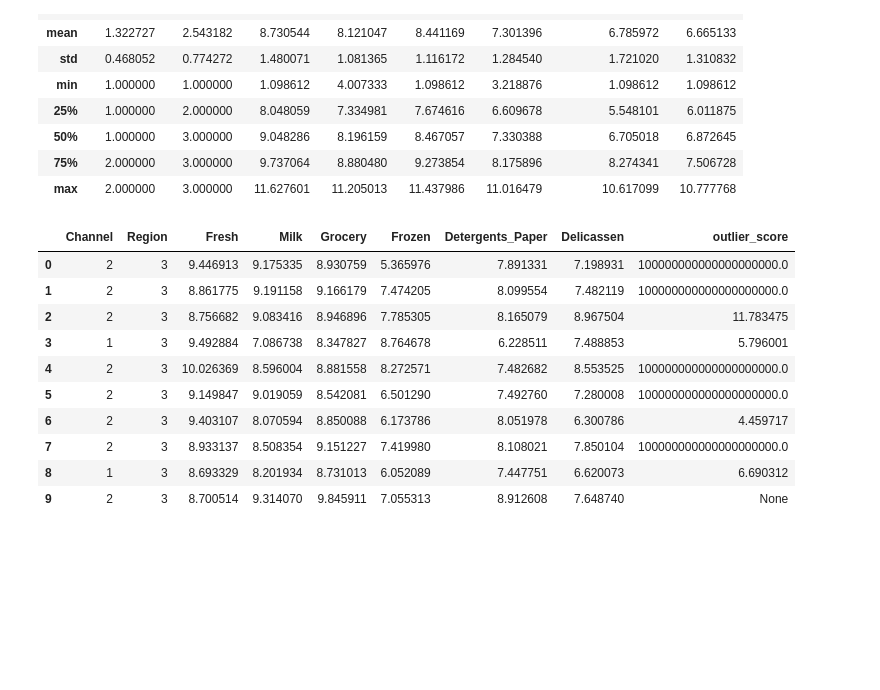
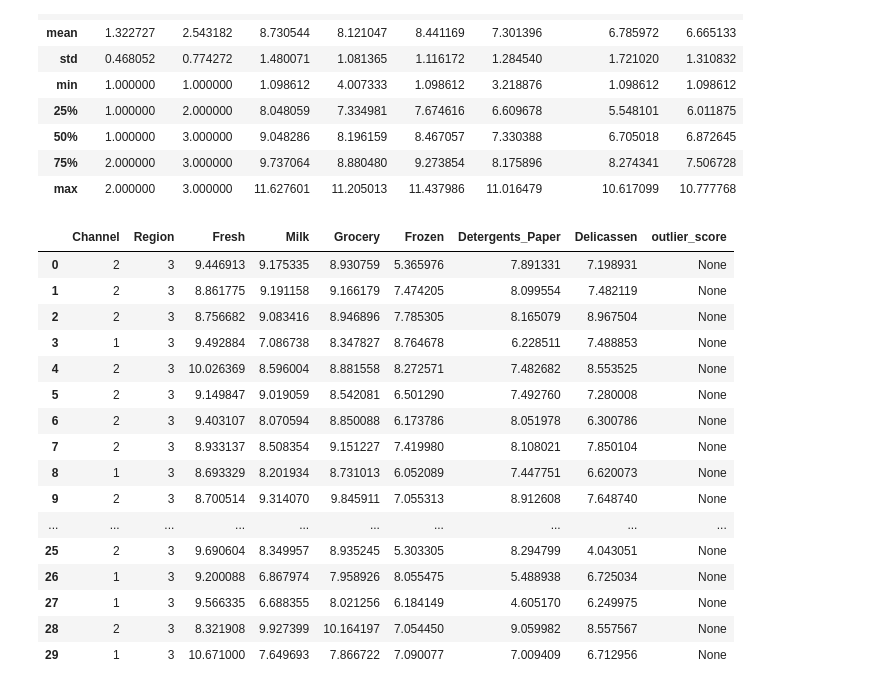
Before and after one commit to mertyaylacigit/ML-for-Data-Science, a Jupyter notebook: Part 1/Lab ML for Data Science - Part I.ipynb, the cells around one changed output. Drawn from its saved outputs; the diff is of its cells as text; code cells hidden in the pictures; blank space fills up the shorter version.

```diff
--- a/Part 1/Lab ML for Data Science - Part I.ipynb
+++ b/Part 1/Lab ML for Data Science - Part I.ipynb
@@ -313,18 +288,24 @@ data_log_anomaly.describe()
 | 75% | 2.000000 | 3.000000 | 9.737064 | 8.880480 | 9.273854 | 8.175896 | 8.274341 | 7.506728 |
 | max | 2.000000 | 3.000000 | 11.627601 | 11.205013 | 11.437986 | 11.016479 | 10.617099 | 10.777768 |
 # %%
-testdata = data_log_anomaly.iloc[:10,:]
+testdata = data_log_anomaly.iloc[:30,:].copy()
 testdata
 # %% [output]
 |  | Channel | Region | Fresh | Milk | Grocery | Frozen | Detergents_Paper | Delicassen | outlier_score |
-| 0 | 2 | 3 | 9.446913 | 9.175335 | 8.930759 | 5.365976 | 7.891331 | 7.198931 | 100000000000000000000.0 |
-| 1 | 2 | 3 | 8.861775 | 9.191158 | 9.166179 | 7.474205 | 8.099554 | 7.482119 | 100000000000000000000.0 |
-| 2 | 2 | 3 | 8.756682 | 9.083416 | 8.946896 | 7.785305 | 8.165079 | 8.967504 | 11.783475 |
-| 3 | 1 | 3 | 9.492884 | 7.086738 | 8.347827 | 8.764678 | 6.228511 | 7.488853 | 5.796001 |
-| 4 | 2 | 3 | 10.026369 | 8.596004 | 8.881558 | 8.272571 | 7.482682 | 8.553525 | 100000000000000000000.0 |
-| 5 | 2 | 3 | 9.149847 | 9.019059 | 8.542081 | 6.501290 | 7.492760 | 7.280008 | 100000000000000000000.0 |
-| 6 | 2 | 3 | 9.403107 | 8.070594 | 8.850088 | 6.173786 | 8.051978 | 6.300786 | 4.459717 |
-| 7 | 2 | 3 | 8.933137 | 8.508354 | 9.151227 | 7.419980 | 8.108021 | 7.850104 | 100000000000000000000.0 |
-| 8 | 1 | 3 | 8.693329 | 8.201934 | 8.731013 | 6.052089 | 7.447751 | 6.620073 | 6.690312 |
+| 0 | 2 | 3 | 9.446913 | 9.175335 | 8.930759 | 5.365976 | 7.891331 | 7.198931 | None |
+| 1 | 2 | 3 | 8.861775 | 9.191158 | 9.166179 | 7.474205 | 8.099554 | 7.482119 | None |
+| 2 | 2 | 3 | 8.756682 | 9.083416 | 8.946896 | 7.785305 | 8.165079 | 8.967504 | None |
+| 3 | 1 | 3 | 9.492884 | 7.086738 | 8.347827 | 8.764678 | 6.228511 | 7.488853 | None |
+| 4 | 2 | 3 | 10.026369 | 8.596004 | 8.881558 | 8.272571 | 7.482682 | 8.553525 | None |
+| 5 | 2 | 3 | 9.149847 | 9.019059 | 8.542081 | 6.501290 | 7.492760 | 7.280008 | None |
+| 6 | 2 | 3 | 9.403107 | 8.070594 | 8.850088 | 6.173786 | 8.051978 | 6.300786 | None |
+| 7 | 2 | 3 | 8.933137 | 8.508354 | 9.151227 | 7.419980 | 8.108021 | 7.850104 | None |
+| 8 | 1 | 3 | 8.693329 | 8.201934 | 8.731013 | 6.052089 | 7.447751 | 6.620073 | None |
 | 9 | 2 | 3 | 8.700514 | 9.314070 | 9.845911 | 7.055313 | 8.912608 | 7.648740 | None |
+| ... | ... | ... | ... | ... | ... | ... | ... | ... | ... |
+| 25 | 2 | 3 | 9.690604 | 8.349957 | 8.935245 | 5.303305 | 8.294799 | 4.043051 | None |
+| 26 | 1 | 3 | 9.200088 | 6.867974 | 7.958926 | 8.055475 | 5.488938 | 6.725034 | None |
+| 27 | 1 | 3 | 9.566335 | 6.688355 | 8.021256 | 6.184149 | 4.605170 | 6.249975 | None |
+| 28 | 2 | 3 | 8.321908 | 9.927399 | 10.164197 | 7.054450 | 9.059982 | 8.557567 | None |
+| 29 | 1 | 3 | 10.671000 | 7.649693 | 7.866722 | 7.090077 | 7.009409 | 6.712956 | None |
 # %%
```
Also changed, not shown: parts of 16 cells of this notebook.
